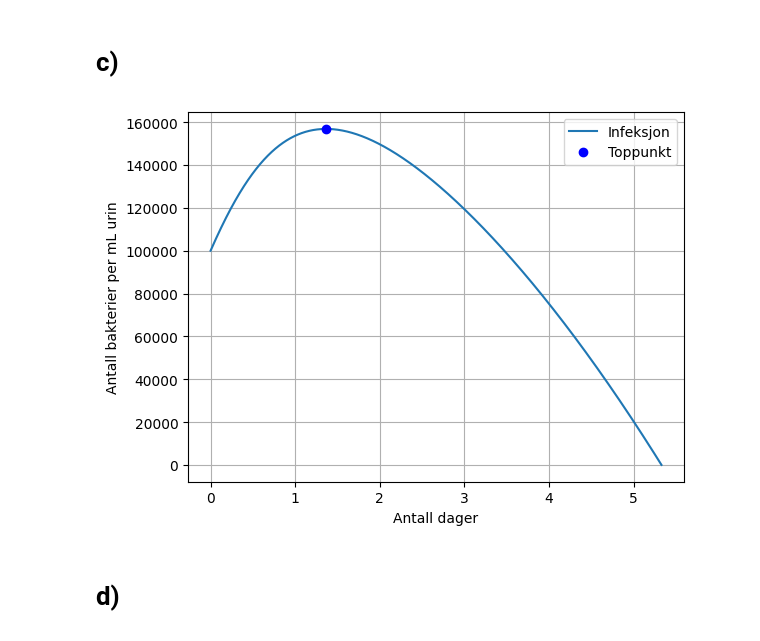
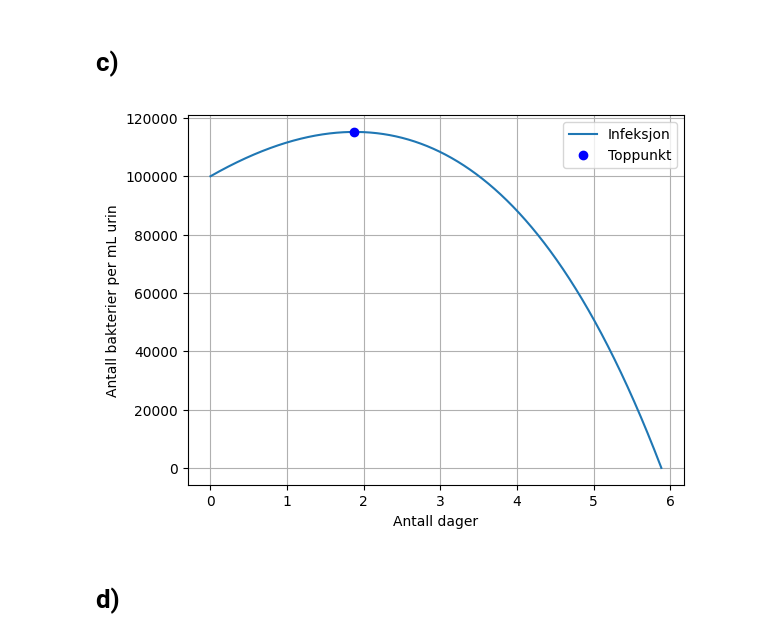
Before and after one commit to ProgMod-X/Oppgaver, a Jupyter notebook: Innleveringer-Prøver/rohaanSolve.ipynb, the cells around one changed output. Drawn from its saved outputs; the diff is of its cells as text; code cells hidden in the pictures.

```diff
--- a/Innleveringer-Prøver/rohaanSolve.ipynb
+++ b/Innleveringer-Prøver/rohaanSolve.ipynb
@@ -6,36 +6,37 @@ import matplotlib.pyplot as plt
 bakterier = 100_000
 t = 0
 dt = 0.001
 
 point = (0,0)
 prev_bakterier = (t, bakterier)
 
 data_x_list = []
 data_y_list = []
 
 while round(bakterier, 2) > 0:
     data_x_list.append(t)
     data_y_list.append(bakterier)
 
-    bakterier += (bakterier * 0.25**t)*dt
-    bakterier -= (10_000*(t + 1)*dt)
+    # bakterier += (bakterier * 0.25**t)*dt
+    # bakterier -= (10_000*(t + 1)*dt)
+    bakterier += (bakterier * 0.25 - 10_000 * (t + 1)) * dt
 
     if bakterier < prev_bakterier[1]:
         point = prev_bakterier
     else:
         prev_bakterier = (t, bakterier)
 
     t += dt
 
 plt.plot(data_x_list, data_y_list, label="Infeksjon")
 plt.plot(point[0], point[1], "bo", label="Toppunkt")
 plt.xlabel("Antall dager")
 plt.ylabel("Antall bakterier per mL urin")
 plt.legend()
 plt.grid()
 plt.show()
 # %% [output]
-[figure, old version]
+[figure, new version]
 # %% [markdown]
 # d)
 # %%
```
Also changed, not shown: parts of 3 cells of this notebook, 1 other file.
